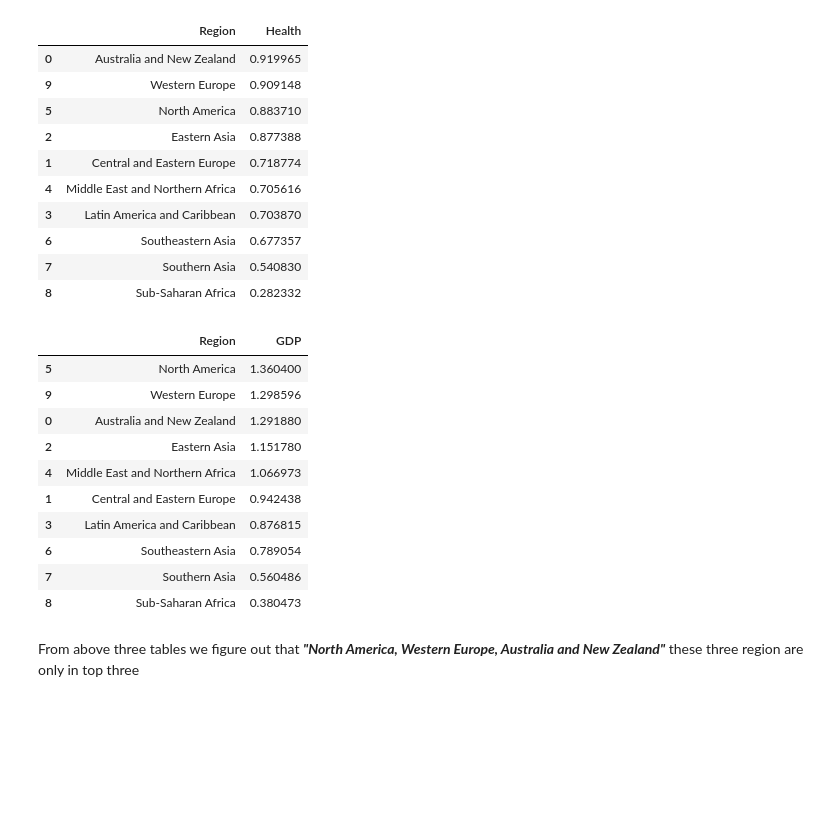
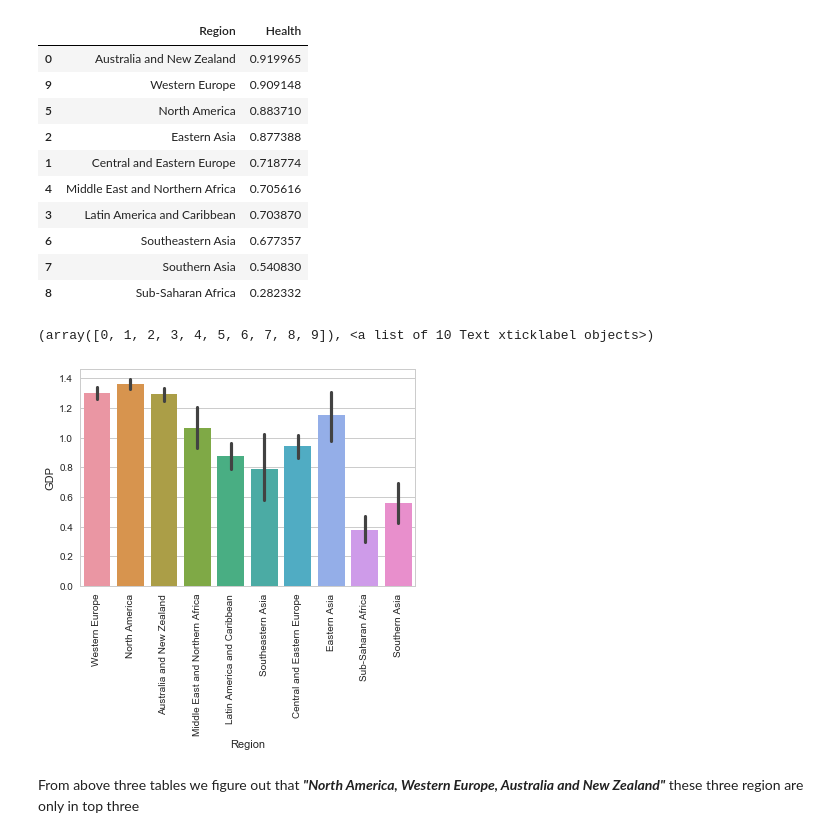
Before and after one commit to Singhak/MLPortfolio, a Jupyter notebook: World_Happiness_Report/World_Happiness_Report.ipynb, the cells around one changed output. Saved outputs shown, nothing was run; the diff lists cells and outputs as text; code cells hidden in the pictures; blank space fills up the shorter version.

```diff
--- a/World_Happiness_Report/World_Happiness_Report.ipynb
+++ b/World_Happiness_Report/World_Happiness_Report.ipynb
@@ -188,19 +203,12 @@ whr_2015.groupby('Region', as_index=False)['Health'].mean().sort_values(by='Heal
 | 7 | Southern Asia | 0.540830 |
 | 8 | Sub-Saharan Africa | 0.282332 |
 # %%
-whr_2015.groupby('Region', as_index=False)['GDP'].mean().sort_values(by='GDP', ascending=False)
+sns.barplot(x='Region', y='GDP', data=whr_2015)
+plt.xticks(rotation=90)
+# print(whr_2015.groupby('Region', as_index=False)['GDP'].mean().sort_values(by='GDP', ascending=False))
 # %% [output]
-|  | Region | GDP |
-| 5 | North America | 1.360400 |
-| 9 | Western Europe | 1.298596 |
-| 0 | Australia and New Zealand | 1.291880 |
-| 2 | Eastern Asia | 1.151780 |
-| 4 | Middle East and Northern Africa | 1.066973 |
-| 1 | Central and Eastern Europe | 0.942438 |
-| 3 | Latin America and Caribbean | 0.876815 |
-| 6 | Southeastern Asia | 0.789054 |
-| 7 | Southern Asia | 0.560486 |
-| 8 | Sub-Saharan Africa | 0.380473 |
+(array([0, 1, 2, 3, 4, 5, 6, 7, 8, 9]), <a list of 10 Text xticklabel objects>)
+[figure, added]
 # %% [markdown]
 From above three tables we figure out that ***"North America, Western Europe, Australia and New Zealand"*** these three region are only in top three
 # %%
```
Also changed, not shown: parts of 7 cells of this notebook.
